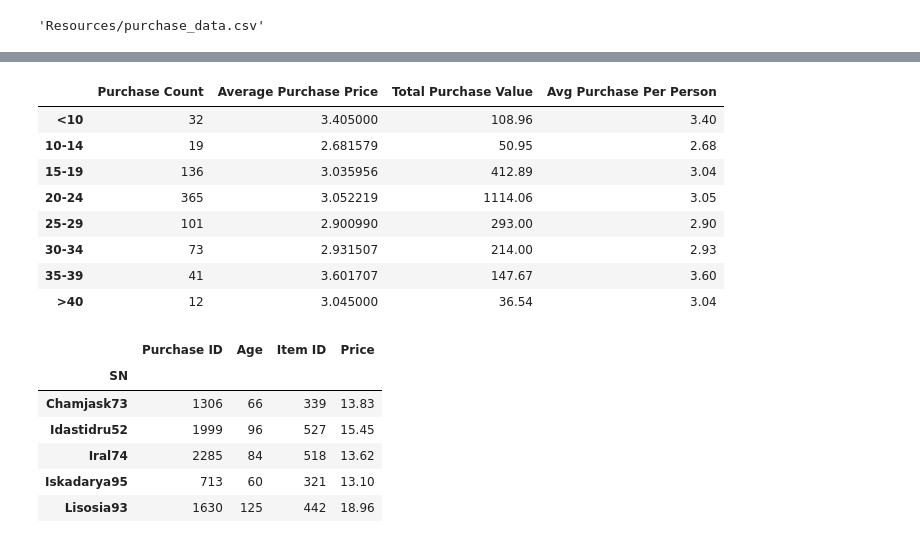
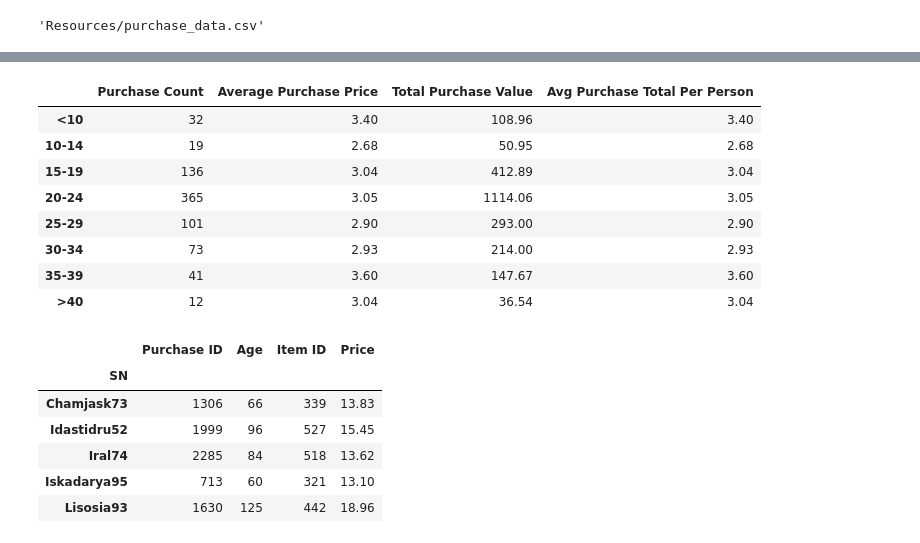
Before and after one commit to papadiscobravo/pandas-challenge, a Jupyter notebook: HerosOfPymoli/HeroesOfPymoli.ipynb, the cells around one changed output, grey strips where cells are left out. Saved outputs shown, nothing was run; the diff lists cells and outputs as text; code cells hidden in the pictures.

```diff
--- a/HerosOfPymoli/HeroesOfPymoli.ipynb
+++ b/HerosOfPymoli/HeroesOfPymoli.ipynb
@@ -341,27 +279,27 @@ Name: Total_Age, dtype: int64
 # %%
 #    a. purchase count
 agePurchaseCounts = purchaseData_df.groupby(["Total_Age"]).count()["Price"].rename("Purchase Count")
 #    b. avg_purchase_price
-ageAvgPurchasePrice= purchaseData_df.groupby(["Total_Age"]).mean()["Price"].rename("Avg Purchase Price")
+ageAvgPurchasePrice= round(purchaseData_df.groupby(["Total_Age"]).mean()["Price"].rename("Avg Purchase Price"),2)
 #    c. total purchase value
 totalPurchaseValueAge = purchaseData_df.groupby(["Total_Age"]).sum()["Price"].rename("Total Purchase Value")
 #Total Purchase Value
 purchaseTotalByAge = purchaseData_df.groupby(["Total_Age"]).sum()["Price"].rename("Total Purchase Value")
 #    d. avg purchase total per person by age group
 avgPurchasePerson = round(purchaseTotalByAge  / ageTotal, 2)
-ageDemographicSummary = pd.DataFrame({"Purchase Count": agePurchaseCounts, "Average Purchase Price": ageAvgPurchasePrice, "Total Purchase Value": totalPurchaseValueAge, "Avg Purchase Per Person" :avgPurchasePerson})
+ageDemographicSummary = pd.DataFrame({"Purchase Count": agePurchaseCounts, "Average Purchase Price": ageAvgPurchasePrice, "Total Purchase Value": totalPurchaseValueAge, "Avg Purchase Total Per Person" :avgPurchasePerson})
 
 ageDemographicSummary
 # %% [output]
-|  | Purchase Count | Average Purchase Price | Total Purchase Value | Avg Purchase Per Person |
-| <10 | 32 | 3.405000 | 108.96 | 3.40 |
-| 10-14 | 19 | 2.681579 | 50.95 | 2.68 |
-| 15-19 | 136 | 3.035956 | 412.89 | 3.04 |
-| 20-24 | 365 | 3.052219 | 1114.06 | 3.05 |
-| 25-29 | 101 | 2.900990 | 293.00 | 2.90 |
-| 30-34 | 73 | 2.931507 | 214.00 | 2.93 |
-| 35-39 | 41 | 3.601707 | 147.67 | 3.60 |
-| >40 | 12 | 3.045000 | 36.54 | 3.04 |
+|  | Purchase Count | Average Purchase Price | Total Purchase Value | Avg Purchase Total Per Person |
+| <10 | 32 | 3.40 | 108.96 | 3.40 |
+| 10-14 | 19 | 2.68 | 50.95 | 2.68 |
+| 15-19 | 136 | 3.04 | 412.89 | 3.04 |
+| 20-24 | 365 | 3.05 | 1114.06 | 3.05 |
+| 25-29 | 101 | 2.90 | 293.00 | 2.90 |
+| 30-34 | 73 | 2.93 | 214.00 | 2.93 |
+| 35-39 | 41 | 3.60 | 147.67 | 3.60 |
+| >40 | 12 | 3.04 | 36.54 | 3.04 |
 # %%
 # 6. Top spenders
 #    a. identify the top five spenders by total purchase value
```
Also changed, not shown: parts of 51 cells of this notebook.
